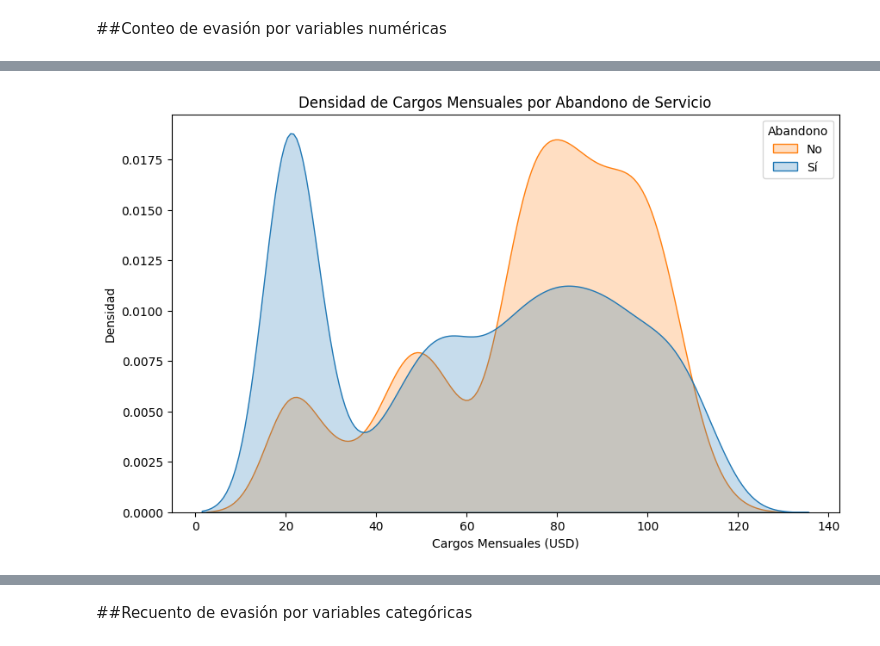
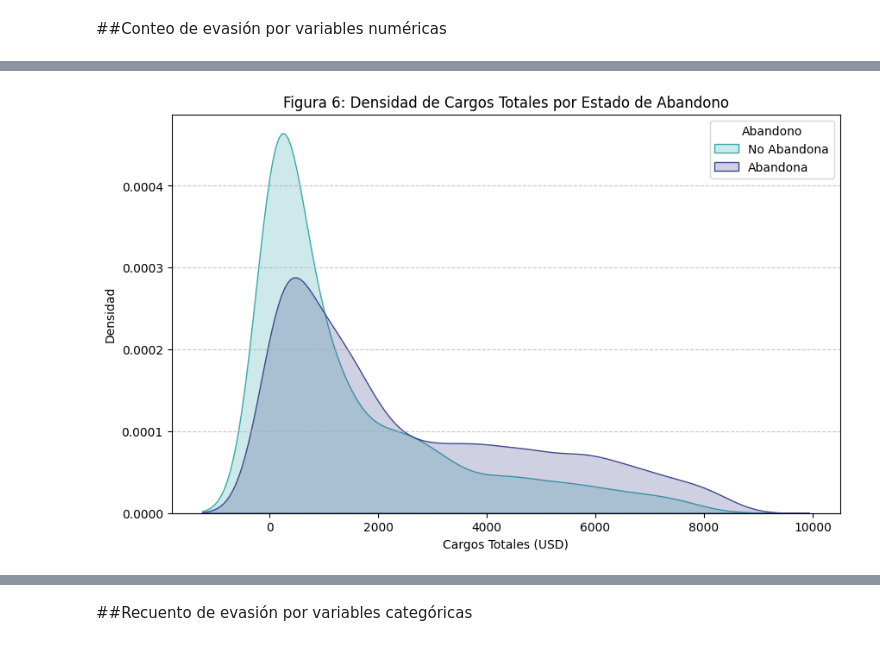
Before and after one commit to Ser2k2/challenge2-data-science-latam, a Jupyter notebook: TelecomX_LATAM.ipynb, the cells around one changed output, grey strips where cells are left out. Saved outputs shown, nothing was run; the diff lists cells and outputs as text; code cells hidden in the pictures.

```diff
--- a/TelecomX_LATAM.ipynb
+++ b/TelecomX_LATAM.ipynb
@@ -1607,11 +1611,12 @@ plt.show()
 # %%
-# Solo si los datos de Charges.Total estuvieran en el ejemplo, aquí usamos Cargos_Mensuales_USD
-plt.figure(figsize=(10, 6))
-sns.kdeplot(data=df_M, x='Cargos_Mensuales', hue='Abandono_Servicio', fill=True, common_norm=False)
-plt.title('Densidad de Cargos Mensuales por Abandono de Servicio')
-plt.xlabel('Cargos Mensuales (USD)')
+plt.figure(figsize=(10, 6)) # Crea una nueva figura para este gráfico
+sns.kdeplot(data=df_M, x='Cargos_Totales', hue='Abandono_Servicio',
+            fill=True, common_norm=False, palette='mako')
+plt.title('Figura 6: Densidad de Cargos Totales por Estado de Abandono')
+plt.xlabel('Cargos Totales (USD)')
 plt.ylabel('Densidad')
-plt.legend(title='Abandono', labels=['No', 'Sí'])
+plt.legend(title='Abandono', labels=['No Abandona', 'Abandona'])
+plt.grid(axis='y', linestyle='--', alpha=0.7)
 plt.show()
 # %% [output]
-[figure, old version]
+[figure, new version]
```
Also changed, not shown: parts of 77 cells of this notebook.
